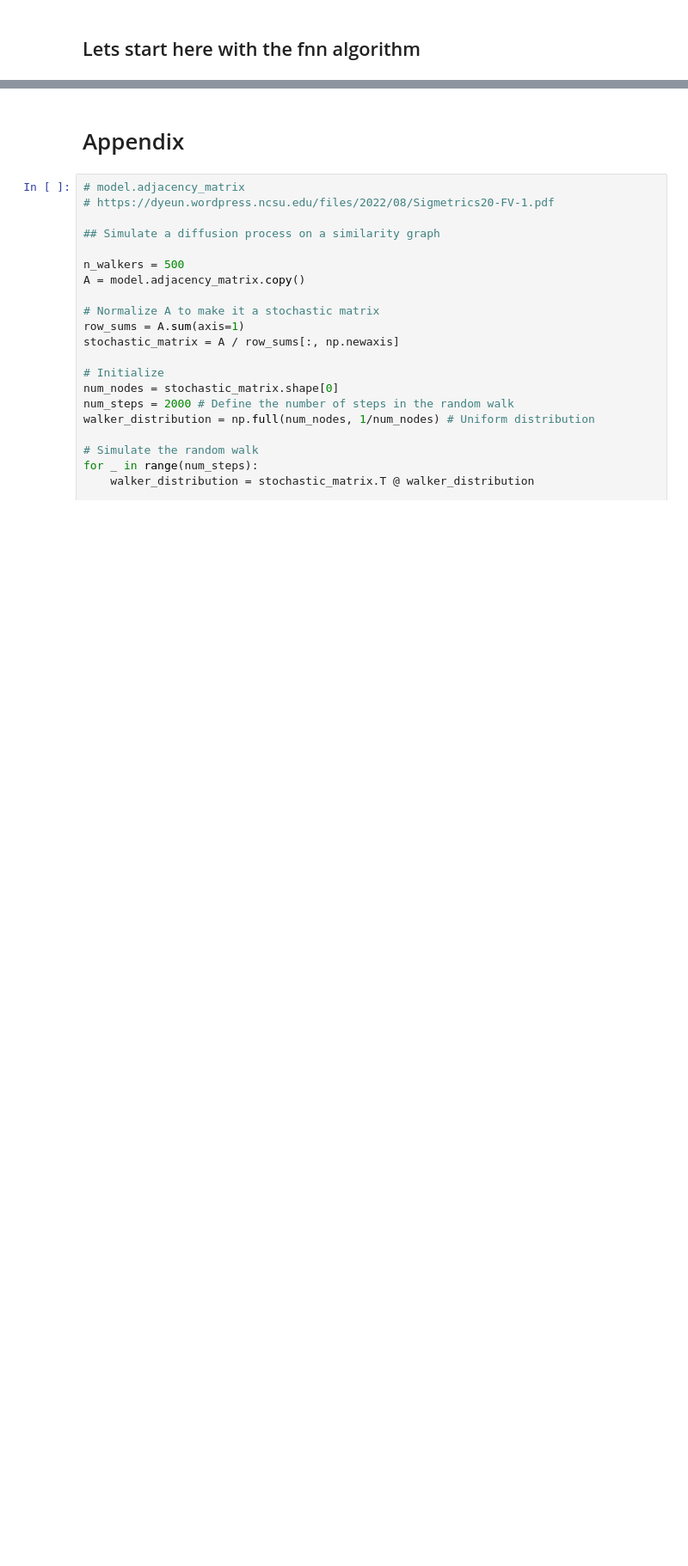
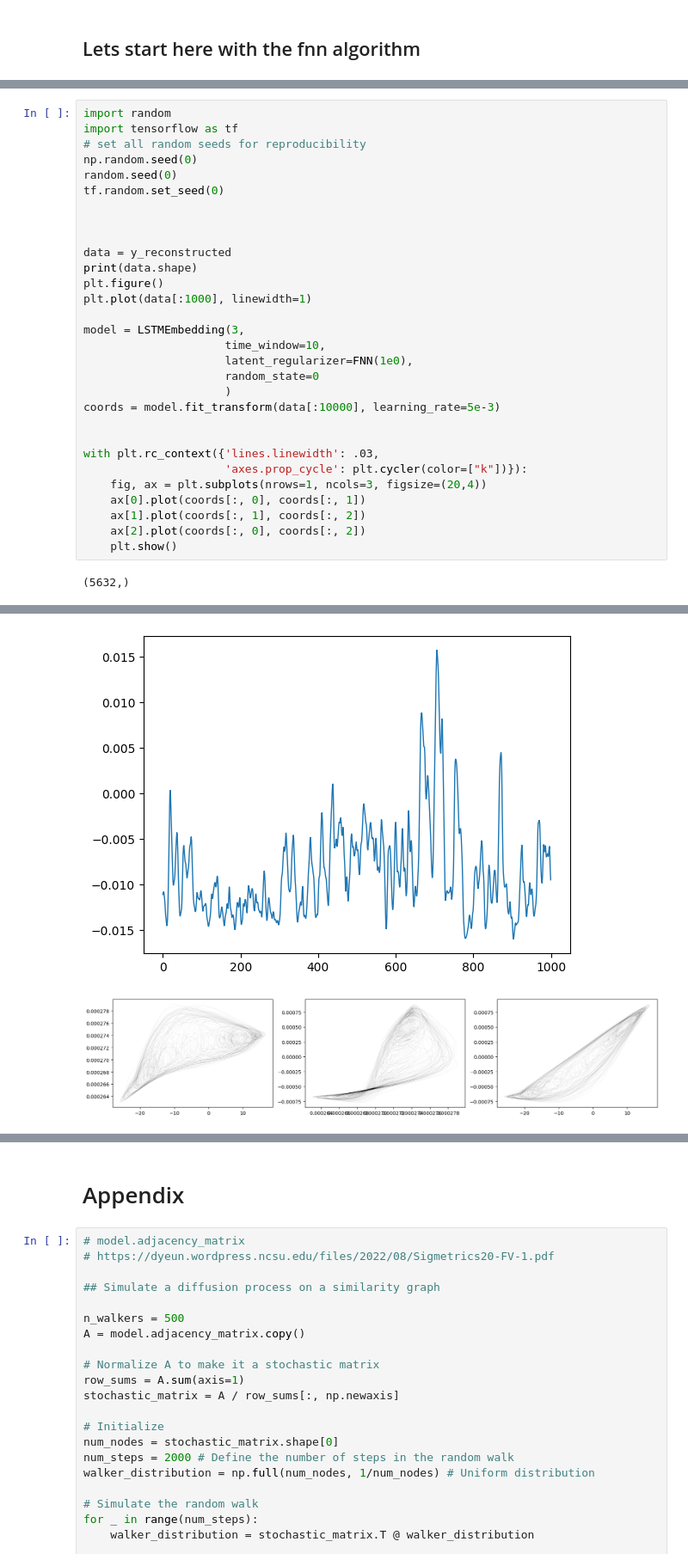
Before and after one commit to annikastiehl/shrec, a Jupyter notebook: demos.ipynb, the cells around one changed output, grey strips where cells are left out. Shown at 86% size. Saved outputs shown, nothing was run; the diff lists cells and outputs as text; blank space fills up the shorter version.

```diff
--- a/demos.ipynb
+++ b/demos.ipynb
@@ -296,0 +328,32 @@ Text(0.5, 1.0, 'Power Spectral Density Comparison')
+# %%
+import random
+import tensorflow as tf
+# set all random seeds for reproducibility
+np.random.seed(0)
+random.seed(0)
+tf.random.set_seed(0)
+
+
+
+data = y_reconstructed
+print(data.shape)
+plt.figure()
+plt.plot(data[:1000], linewidth=1)
+
+model = LSTMEmbedding(3,
+                     time_window=10,
+                     latent_regularizer=FNN(1e0),
+                     random_state=0
+                     )
+coords = model.fit_transform(data[:10000], learning_rate=5e-3)
+
+
+with plt.rc_context({'lines.linewidth': .03,
+                     'axes.prop_cycle': plt.cycler(color=["k"])}):
+    fig, ax = plt.subplots(nrows=1, ncols=3, figsize=(20,4))
+    ax[0].plot(coords[:, 0], coords[:, 1])
+    ax[1].plot(coords[:, 1], coords[:, 2])
+    ax[2].plot(coords[:, 0], coords[:, 2])
+    plt.show()
+# %% [output]
+(5632,)
@@ -296,0 +363,2 @@ Text(0.5, 1.0, 'Power Spectral Density Comparison')
+[figure, added]
+[figure, added]
```
Also changed, not shown: parts of 12 cells of this notebook.
